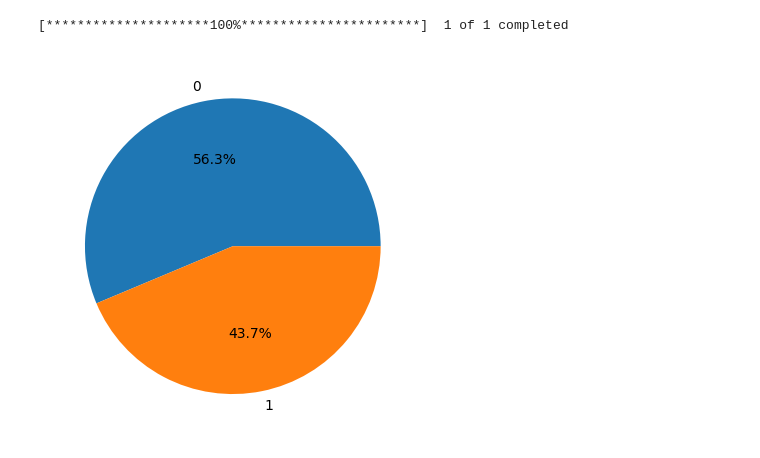
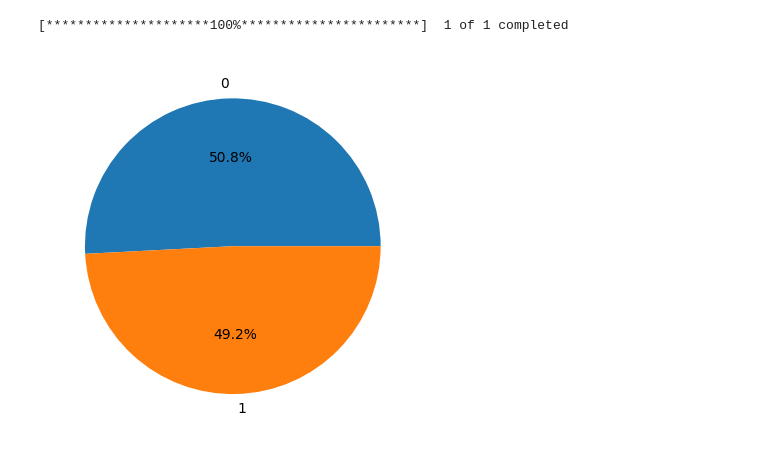
Before and after one commit to hristo-darlyanov/CryptoTradingMLPredictor, a Jupyter notebook: prediction.ipynb, the cells around one changed output. Drawn from its saved outputs; the diff is of its cells as text; code cells hidden in the pictures.

```diff
--- a/prediction.ipynb
+++ b/prediction.ipynb
@@ -31,7 +32,7 @@ from sklearn import metrics
 import warnings
 warnings.filterwarnings('ignore')
 # %%
-df = getTickerData(ticker="btc-usd", period="max", interval="1d")
+df = getTickerData(ticker="btc-usd", period="720d", interval="1h")
 df.drop(columns={'Adj Close'}, inplace=True)
 df.rename(columns={'Date':'date', 'Open':'open', 'High':'high','Low':'low', 'Close':'close', 'Volume':'volume'}, inplace=True)
 df = exponential_smooth(df, 0.65)
@@ -46,12 +47,12 @@ df = exponential_smooth(df, 0.65)
 indicators = ['RSI', 'MACD', 'STOCH','ADL', 'ATR', 'MOM', 'MFI', 'ROC', 'OBV', 'CCI', 'EMV', 'VORTEX', 'VAMA', 'ZLEMA', 'VWAP', 'PPO', 'ATR', 'DMI', 'PIVOT_FIB', 'CFI', 'WTO']
 df = getTickerIndicatorData(df, indicators, dropna=True)
 # %%
-df = produce_prediction(df, 14, dropna=True, removeohl=True)
+df = produce_prediction(df, 24, dropna=True, removeohl=True)
 plt.pie(df['pred'].value_counts().values,
         labels=[0, 1], autopct='%1.1f%%')
 plt.show()
 # %% [output]
-[figure, old version]
+[figure, new version]
 # %%
 cor_matrix = df.corr().abs()
 upper_tri = cor_matrix.where(np.triu(np.ones(cor_matrix.shape),k=1).astype(bool))
```
Also changed, not shown: parts of 5 cells of this notebook, 1 other file.
